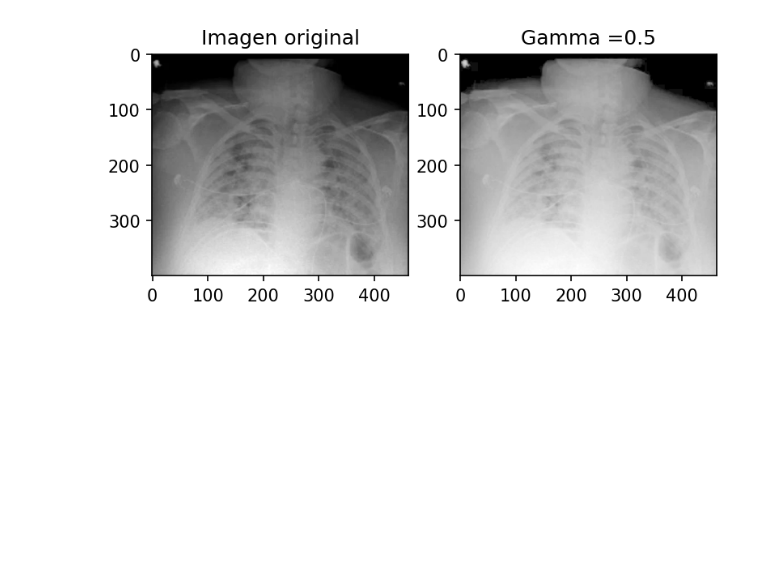
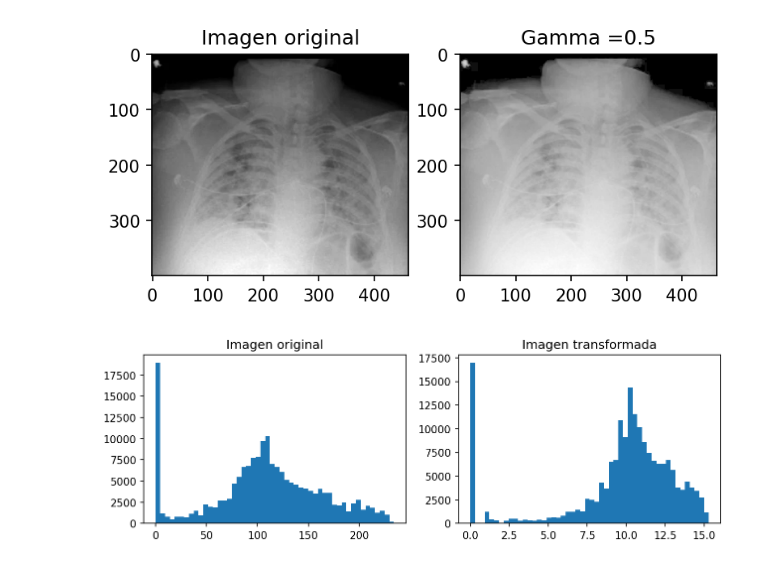
Before and after one commit to dsp-pa/pdi-2022-03, a Jupyter notebook: dimp 07 - lab 3 - transformacion de gamma.ipynb, the cells around one changed output. Drawn from its saved outputs; the diff is of its cells as text; code cells hidden in the pictures; blank space fills up the shorter version.

Commit message:
added histogram

```diff
--- a/dimp 07 - lab 3 - transformacion de gamma.ipynb
+++ b/dimp 07 - lab 3 - transformacion de gamma.ipynb
@@ -51,3 +51,18 @@ plt.title(f"Gamma ={gamma}")
 plt.savefig("image")
 # %% [output]
 [figure]
+# %%
+
+plt.figure(figsize=(10,3), dpi=150)
+
+plt.subplot(121)
+plt.hist(A.flatten(), bins=50)
+plt.title(f"Imagen original")
+
+plt.subplot(122)
+plt.hist(s.flatten(), bins=50)
+plt.title(f"Imagen transformada")
+
+plt.savefig("image")
+# %% [output]
+[figure, added]
```
